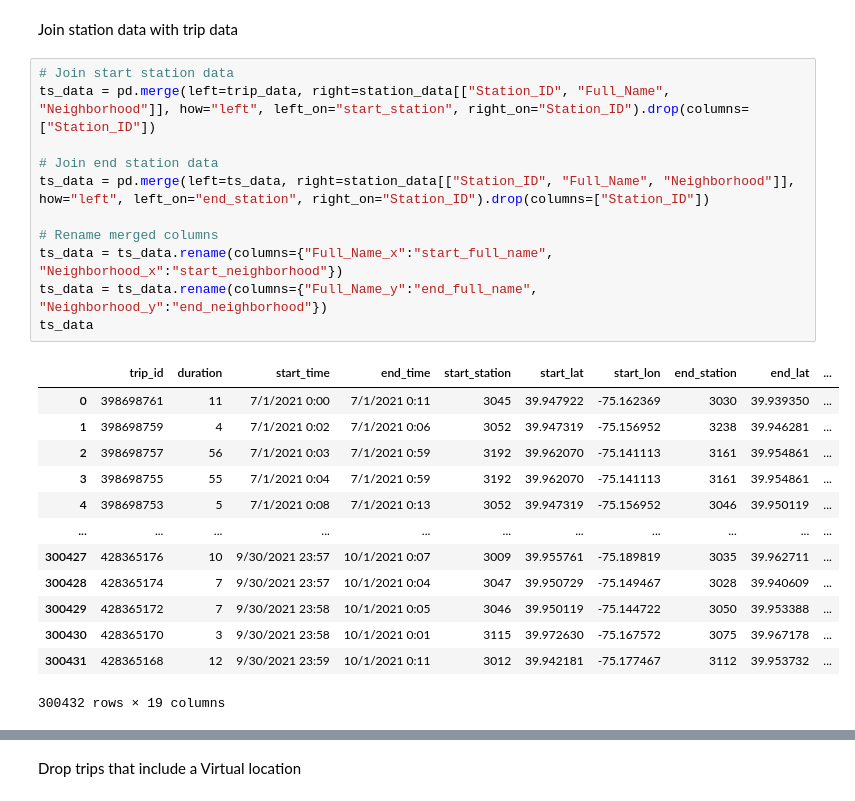
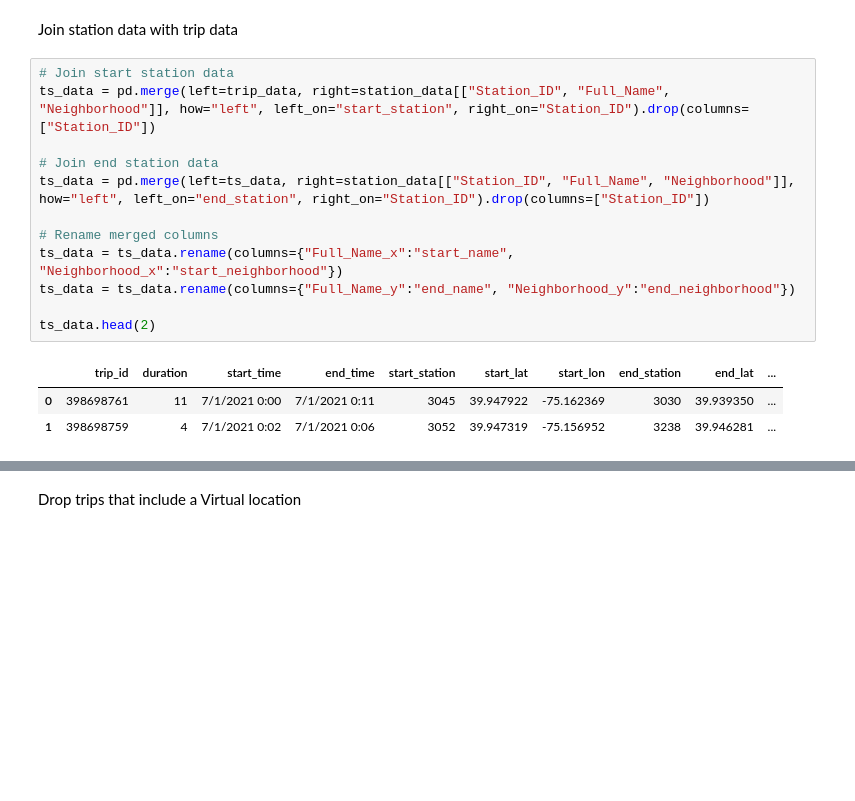
Before and after one commit to MichaelStinson/Indego-City-Bikes-with-Google-Maps-API, a Jupyter notebook: Indego Analysis with Google Maps APIs.ipynb, the cells around one changed output, grey strips where cells are left out. Saved outputs shown, nothing was run; the diff lists cells and outputs as text; blank space fills up the shorter version.

```diff
--- a/Indego Analysis with Google Maps APIs.ipynb
+++ b/Indego Analysis with Google Maps APIs.ipynb
@@ -230,25 +232,16 @@ Join station data with trip data
 # %%
 # Join start station data
 ts_data = pd.merge(left=trip_data, right=station_data[["Station_ID", "Full_Name", "Neighborhood"]], how="left", left_on="start_station", right_on="Station_ID").drop(columns=["Station_ID"])
 
 # Join end station data
 ts_data = pd.merge(left=ts_data, right=station_data[["Station_ID", "Full_Name", "Neighborhood"]], how="left", left_on="end_station", right_on="Station_ID").drop(columns=["Station_ID"])
 
 # Rename merged columns
-ts_data = ts_data.rename(columns={"Full_Name_x":"start_full_name", "Neighborhood_x":"start_neighborhood"})
-ts_data = ts_data.rename(columns={"Full_Name_y":"end_full_name", "Neighborhood_y":"end_neighborhood"})
-ts_data
+ts_data = ts_data.rename(columns={"Full_Name_x":"start_name", "Neighborhood_x":"start_neighborhood"})
+ts_data = ts_data.rename(columns={"Full_Name_y":"end_name", "Neighborhood_y":"end_neighborhood"})
+
+ts_data.head(2)
 # %% [output]
 |  | trip_id | duration | start_time | end_time | start_station | start_lat | start_lon | end_station | end_lat | ... |
 | 0 | 398698761 | 11 | 7/1/2021 0:00 | 7/1/2021 0:11 | 3045 | 39.947922 | -75.162369 | 3030 | 39.939350 | ... |
 | 1 | 398698759 | 4 | 7/1/2021 0:02 | 7/1/2021 0:06 | 3052 | 39.947319 | -75.156952 | 3238 | 39.946281 | ... |
-| 2 | 398698757 | 56 | 7/1/2021 0:03 | 7/1/2021 0:59 | 3192 | 39.962070 | -75.141113 | 3161 | 39.954861 | ... |
-| 3 | 398698755 | 55 | 7/1/2021 0:04 | 7/1/2021 0:59 | 3192 | 39.962070 | -75.141113 | 3161 | 39.954861 | ... |
-| 4 | 398698753 | 5 | 7/1/2021 0:08 | 7/1/2021 0:13 | 3052 | 39.947319 | -75.156952 | 3046 | 39.950119 | ... |
-| ... | ... | ... | ... | ... | ... | ... | ... | ... | ... | ... |
-| 300427 | 428365176 | 10 | 9/30/2021 23:57 | 10/1/2021 0:07 | 3009 | 39.955761 | -75.189819 | 3035 | 39.962711 | ... |
-| 300428 | 428365174 | 7 | 9/30/2021 23:57 | 10/1/2021 0:04 | 3047 | 39.950729 | -75.149467 | 3028 | 39.940609 | ... |
-| 300429 | 428365172 | 7 | 9/30/2021 23:58 | 10/1/2021 0:05 | 3046 | 39.950119 | -75.144722 | 3050 | 39.953388 | ... |
-| 300430 | 428365170 | 3 | 9/30/2021 23:58 | 10/1/2021 0:01 | 3115 | 39.972630 | -75.167572 | 3075 | 39.967178 | ... |
-| 300431 | 428365168 | 12 | 9/30/2021 23:59 | 10/1/2021 0:11 | 3012 | 39.942181 | -75.177467 | 3112 | 39.953732 | ... |
-300432 rows × 19 columns
```
Also changed, not shown: parts of 37 cells of this notebook.
